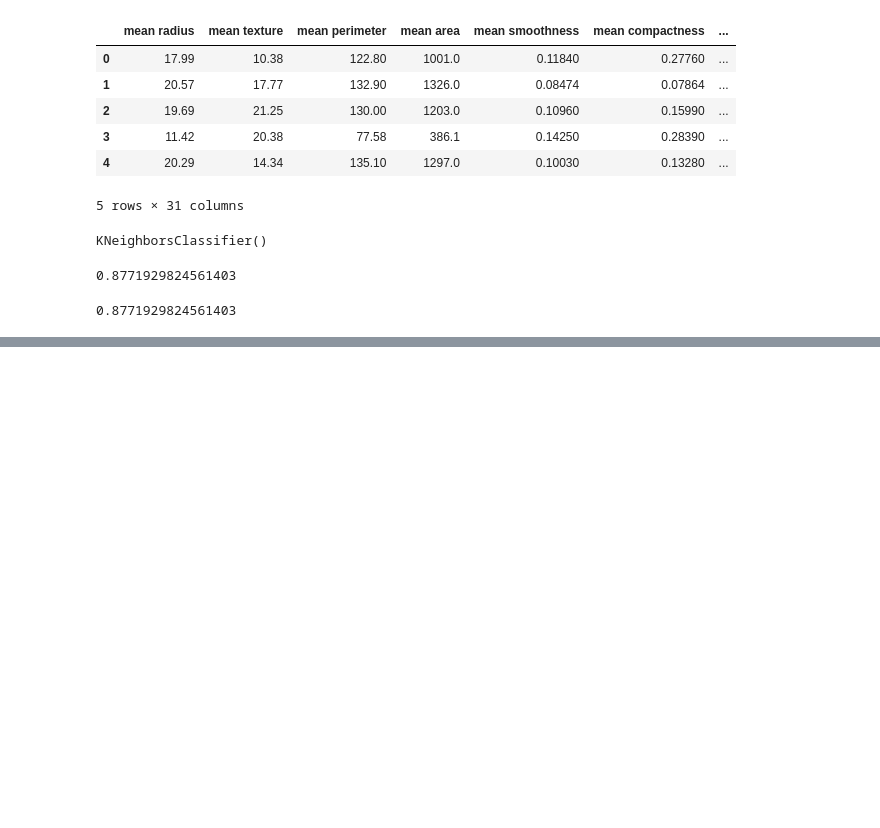
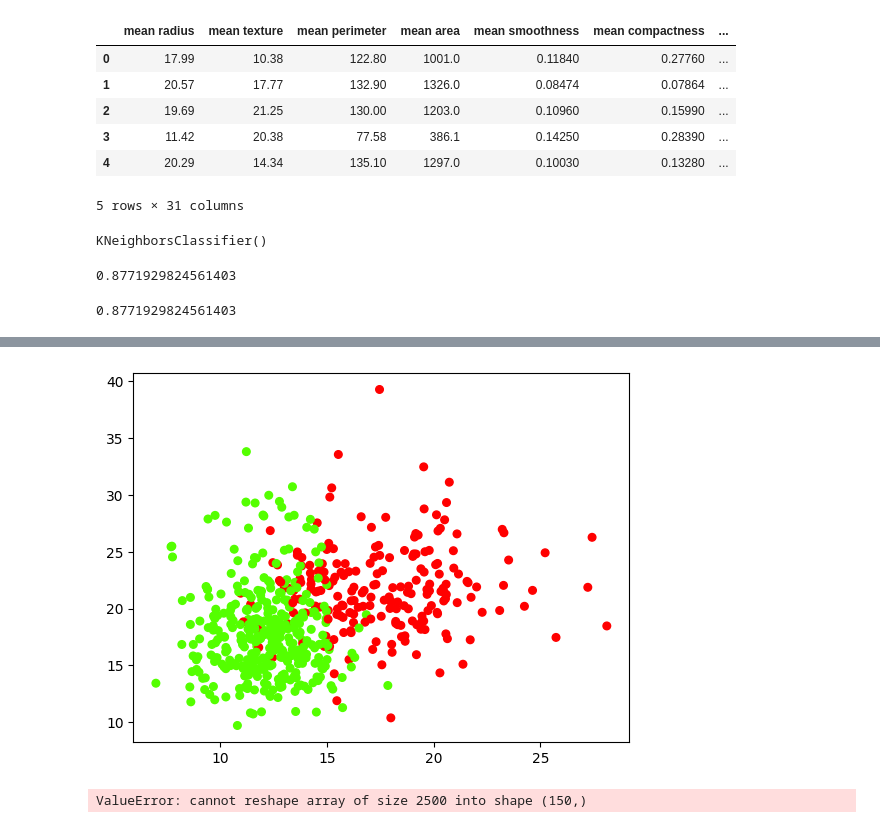
Before and after one commit to aditi2259/Hands-on-Workshop-AIML, a Jupyter notebook: AIML_Session1.ipynb, the cells around one changed output, grey strips where cells are left out. Cells and saved outputs as stored; diff of their text form; code cells hidden in the pictures; blank space fills up the shorter version.

```diff
--- a/AIML_Session1.ipynb
+++ b/AIML_Session1.ipynb
@@ -508,0 +549,8 @@ accuracy_score(ytest,pred)
+# %%
+plt.scatter(data_new.iloc[:,0], data_new.iloc[:,1],c=data_new['Target'],s=30,cmap=plt.cm.prism)
+#creates the axis bounds for the grid
+axis =plt.gca()
+x_limit=axis.get_xlim()
+y_limit=axis.get_ylim()
+# %% [output]
+[figure, added]
@@ -508,0 +563,11 @@ accuracy_score(ytest,pred)
+# %%
+#creates the decision line for the datapoints,use model.predict
+decision_line = SVM.decision_function(xy).reshape(Y.shape)
+
+#plot the decision line and the margins
+axis.contour(X,Y,decision_line,colors ='k', levels=[0] ,linestyles=['-'])
+
+axis.scatter(SVM.support_vectors_[:,0],SVM.support_vectors_[:,1],s=100,linewidth=1,facecolors='none',edgecolors='k')
+plt.show()
+# %% [output]
+ValueError: cannot reshape array of size 2500 into shape (150,)
```
Also changed, not shown: parts of 50 cells of this notebook.
